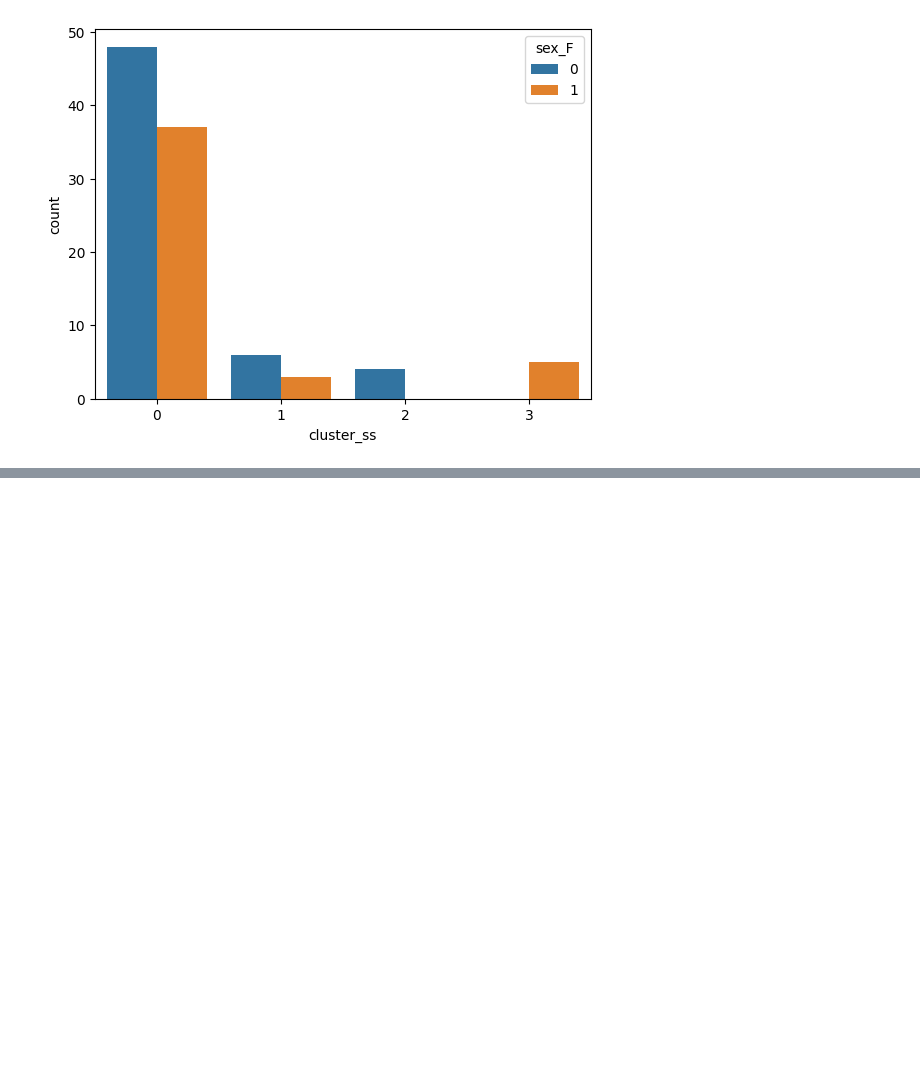
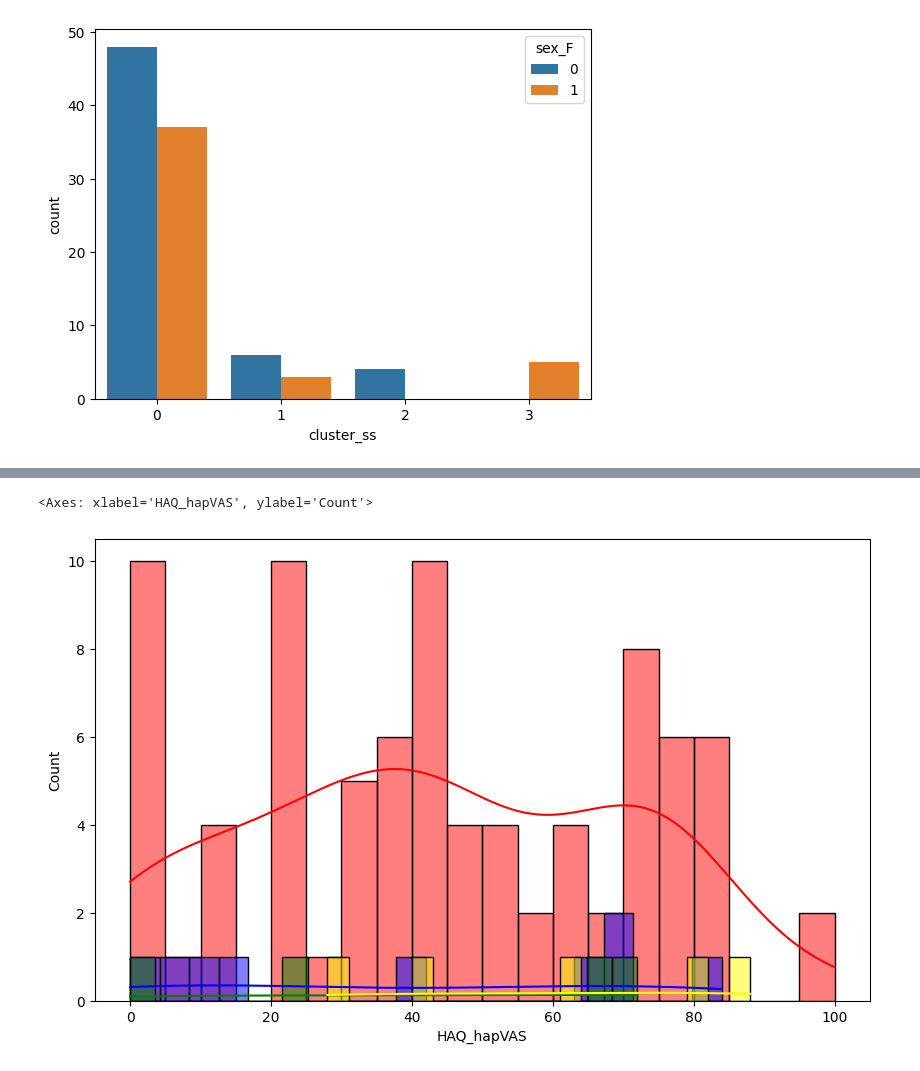
Before and after one commit to g-lago8/CHL-Project, a Jupyter notebook: notebooks/questionnaires_scores.ipynb, the cells around one changed output, grey strips where cells are left out. Saved outputs shown, nothing was run; the diff lists cells and outputs as text; code cells hidden in the pictures; blank space fills up the shorter version.

```diff
--- a/notebooks/questionnaires_scores.ipynb
+++ b/notebooks/questionnaires_scores.ipynb
@@ -665,0 +654,10 @@ sns.countplot(data=df, x='cluster_ss', hue='sex_F')
+# %%
+# same for AKUSSI_jointpain, AKUSSI_spinalpain, KOOSpain, KOOSsymptoms, KOOSdaily_living, KOOSsport, KOOS_QOL, HAQ_hapVAS
+plt.figure(figsize=(10, 6))
+sns.histplot(df[df['cluster_ss'] == 0]['HAQ_hapVAS'], bins=20, kde=True, color='red')
+sns.histplot(df[df['cluster_ss'] == 1]['HAQ_hapVAS'], bins=20, kde=True, color='blue')
+sns.histplot(df[df['cluster_ss'] == 2]['HAQ_hapVAS'], bins=20, kde=True, color='green')
+sns.histplot(df[df['cluster_ss'] == 3]['HAQ_hapVAS'], bins=20, kde=True, color='yellow')
+# %% [output]
+<Axes: xlabel='HAQ_hapVAS', ylabel='Count'>
+[figure, added]
```
Also changed, not shown: parts of 80 cells of this notebook.
